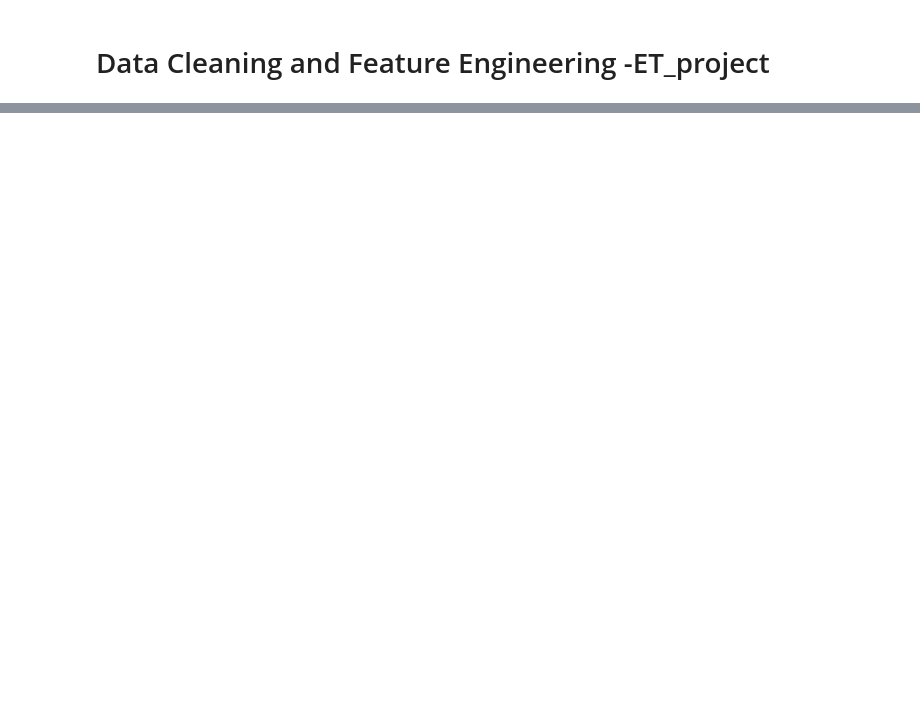
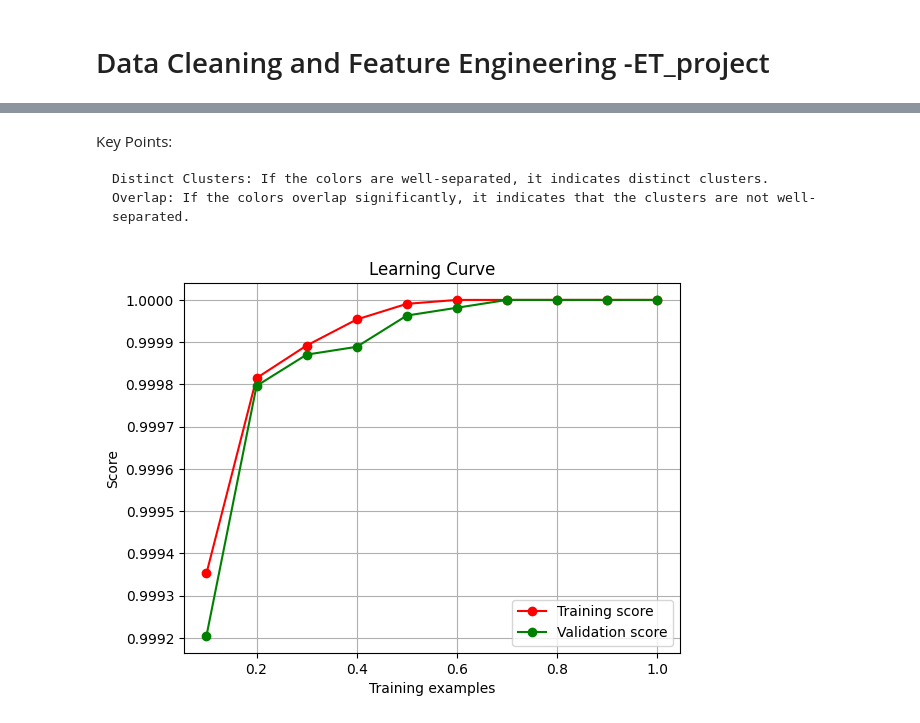
Before and after one commit to AntQua/UFO_Predictor, a Jupyter notebook: Notebooks/ET_project.ipynb, the cells around one changed output, grey strips where cells are left out. Saved outputs shown, nothing was run; the diff lists cells and outputs as text; code cells hidden in the pictures; blank space fills up the shorter version.

Commit message:
clustering knn model miguels notebook

```diff
--- a/Notebooks/ET_project.ipynb
+++ b/Notebooks/ET_project.ipynb
@@ -98,0 +120,19 @@ def get_season(month):
+# %%
+
+# Perform cross-validation manually for silhouette score
+cv = StratifiedKFold(n_splits=5, shuffle=True, random_state=42)
+accuracy_scores = []
+silhouette_scores = []
+
+for train_index, val_index in cv.split(X_train_clustered, clusters_train):
+    X_cv_train, X_cv_val = X_train_clustered[train_index], X_train_clustered[val_index]
+    y_cv_train, y_cv_val = clusters_train[train_index], clusters_train[val_index]
+
+    knn.fit(X_cv_train, y_cv_train)
+    y_cv_pred = knn.predict(X_cv_val)
+
+    accuracy_scores.append(accuracy_score(y_cv_val, y_cv_pred))
+    silhouette_scores.append(silhouette_score(X_cv_val, y_cv_pred))
+
+print(f'Cross-Validation Accuracy: {np.mean(accuracy_scores)}')
+print(f'Cross-Validation Silhouette Score: {np.mean(silhouette_scores)}')
@@ -98,0 +160,60 @@ def get_season(month):
+# %% [markdown]
+Key Points:
+
+    Distinct Clusters: If the colors are well-separated, it indicates distinct clusters.
+    Overlap: If the colors overlap significantly, it indicates that the clusters are not well-separated.
+# %%
+import matplotlib.pyplot as plt
+from sklearn.metrics import accuracy_score
+
+def plot_learning_curve(estimator, X, y, cv, scoring='accuracy'):
+    train_sizes = np.linspace(0.1, 1.0, 10)
+    train_scores = []
+    val_scores = []
+
+    for train_size in train_sizes:
+        train_scores_fold = []
+        val_scores_fold = []
+
+        for train_index, val_index in cv.split(X, y):
+            X_cv_train, X_cv_val = X[train_index], X[val_index]
+            y_cv_train, y_cv_val = y[train_index], y[val_index]
+
+            # Sample a subset of the training data
+            subset_size = int(train_size * len(X_cv_train))
+            X_train_subset = X_cv_train[:subset_size]
+            y_train_subset = y_cv_train[:subset_size]
+
+            # Train the estimator
+            estimator.fit(X_train_subset, y_train_subset)
+
+            # Calculate training and validation scores
+            y_train_pred = estimator.predict(X_train_subset)
+            y_val_pred = estimator.predict(X_cv_val)
+
+            train_scores_fold.append(accuracy_score(y_train_subset, y_train_pred))
+            val_scores_fold.append(accuracy_score(y_cv_val, y_val_pred))
+
+        train_scores.append(np.mean(train_scores_fold))
+        val_scores.append(np.mean(val_scores_fold))
+
+    plt.figure()
+    plt.plot(train_sizes, train_scores, 'o-', color='r', label='Training score')
+    plt.plot(train_sizes, val_scores, 'o-', color='g', label='Validation score')
+    plt.title('Learning Curve')
+    plt.xlabel('Training examples')
+    plt.ylabel('Score')
+    plt.legend(loc='best')
+    plt.grid()
+    plt.show()
+
+# Perform cross-validation manually for KNN classifier
+cv = StratifiedKFold(n_splits=5, shuffle=True, random_state=42)
+
+# Combine training data with cluster labels
+X_combined = np.hstack((X_train_preprocessed, clusters_train.reshape(-1, 1)))
+
+# Plot learning curve for KNN classifier
+plot_learning_curve(knn, X_combined, clusters_train, cv)
+# %% [output]
+[figure, added]
```
Also changed, not shown: parts of 36 cells of this notebook.
